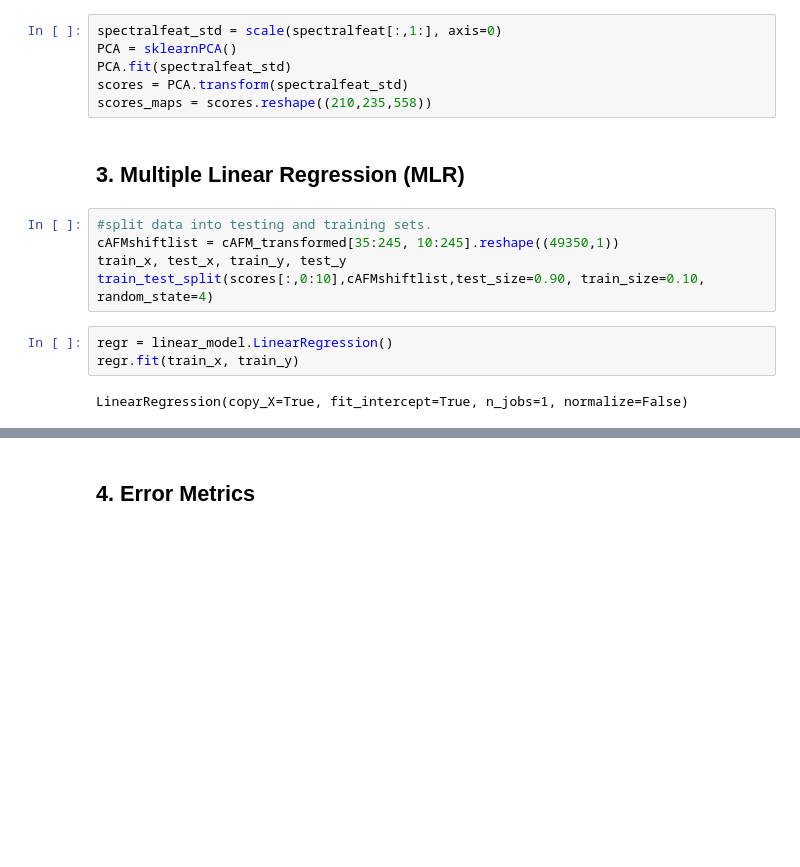
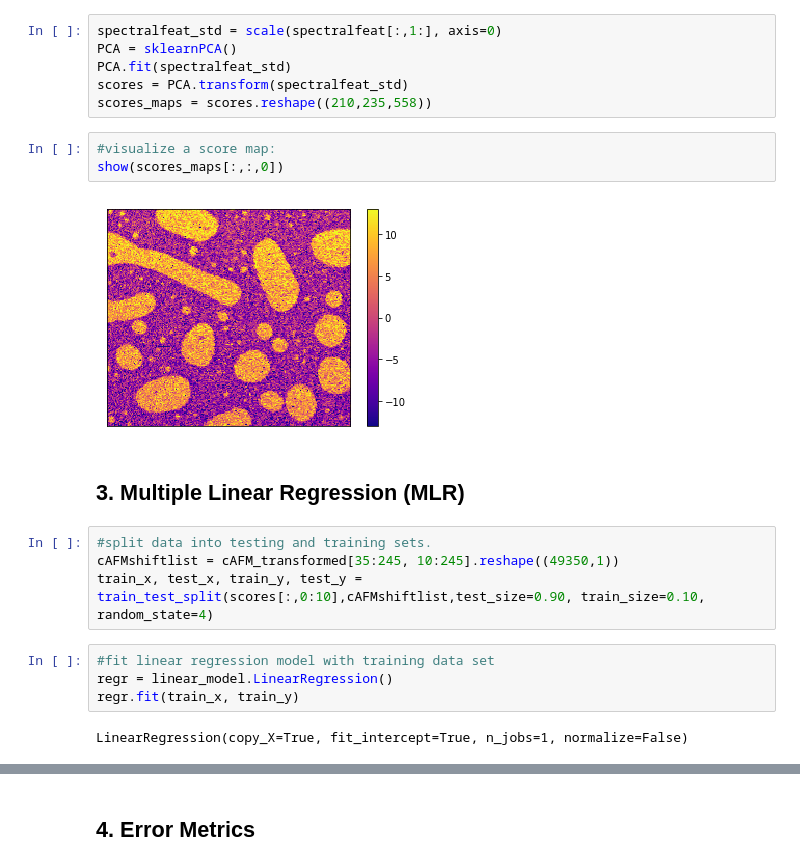
Before and after one commit to kongjy/MultimodalAFMonPMMAP3HT_processing, a Jupyter notebook: jupyter_notebooks/si_notebook.ipynb, the cells around one changed output, grey strips where cells are left out. Drawn from its saved outputs; the diff is of its cells as text; blank space fills up the shorter version.

```diff
--- a/jupyter_notebooks/si_notebook.ipynb
+++ b/jupyter_notebooks/si_notebook.ipynb
@@ -234,13 +239,19 @@ PCA = sklearnPCA()
 PCA.fit(spectralfeat_std)
 scores = PCA.transform(spectralfeat_std)
 scores_maps = scores.reshape((210,235,558))
+# %%
+#visualize a score map:
+show(scores_maps[:,:,0])
+# %% [output]
+[figure, added]
 # %% [markdown]
 ## 3. Multiple Linear Regression (MLR)
 # %%
 #split data into testing and training sets.
 cAFMshiftlist = cAFM_transformed[35:245, 10:245].reshape((49350,1))
-train_x, test_x, train_y, test_y  train_test_split(scores[:,0:10],cAFMshiftlist,test_size=0.90, train_size=0.10, random_state=4)
+train_x, test_x, train_y, test_y = train_test_split(scores[:,0:10],cAFMshiftlist,test_size=0.90, train_size=0.10, random_state=4)
 # %%
+#fit linear regression model with training data set
 regr = linear_model.LinearRegression()
 regr.fit(train_x, train_y)
 # %% [output]
```
Also changed, not shown: parts of 13 cells of this notebook.
